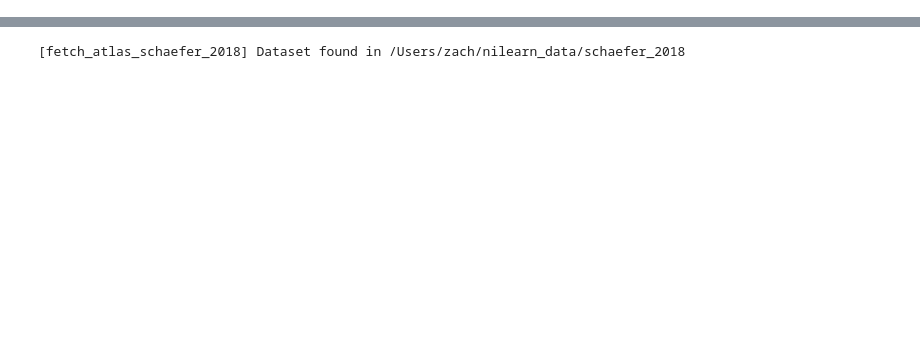
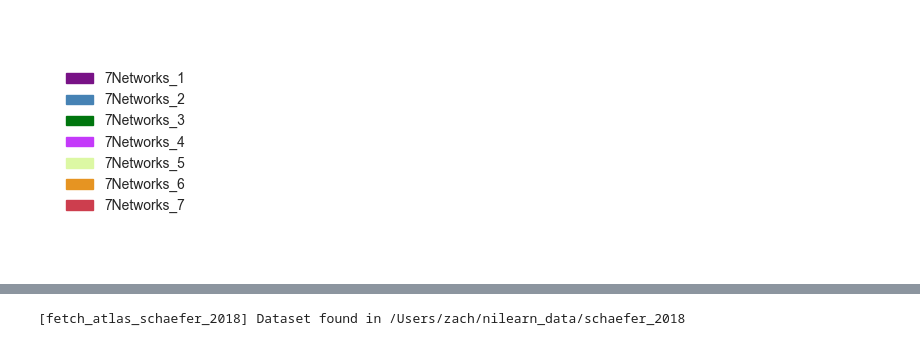
Before and after one commit to BCN-lab/sleepMReye, a Jupyter notebook: sleepmreye/notebooks/function_connectivity_analysis.ipynb, the cells around one changed output, grey strips where cells are left out. Saved outputs shown, nothing was run; the diff lists cells and outputs as text; code cells hidden in the pictures; blank space fills up the shorter version.

```diff
--- a/sleepmreye/notebooks/function_connectivity_analysis.ipynb
+++ b/sleepmreye/notebooks/function_connectivity_analysis.ipynb
@@ -0,0 +75,16 @@
+# %%
+import matplotlib.pyplot as plt
+from matplotlib.colors import ListedColormap
+import matplotlib.patches as mpatches
+
+colors = yeo.lut["color"].tolist()[1:]  # skip background (0)
+labels = yeo.lut["name"].tolist()[1:]
+
+patches = [mpatches.Patch(color=c, label=l) for c, l in zip(colors, labels)]
+fig, ax = plt.subplots(figsize=(2, 3))
+ax.legend(handles=patches, loc="center", frameon=False)
+ax.axis("off")
+plt.savefig('/Users/zach/2025_RA/matthias/final images/FC/colorbar.svg', dpi=300)
+plt.show()
+# %% [output]
+[figure, added]
```
Also changed, not shown: parts of 13 cells of this notebook, 10 other files.
